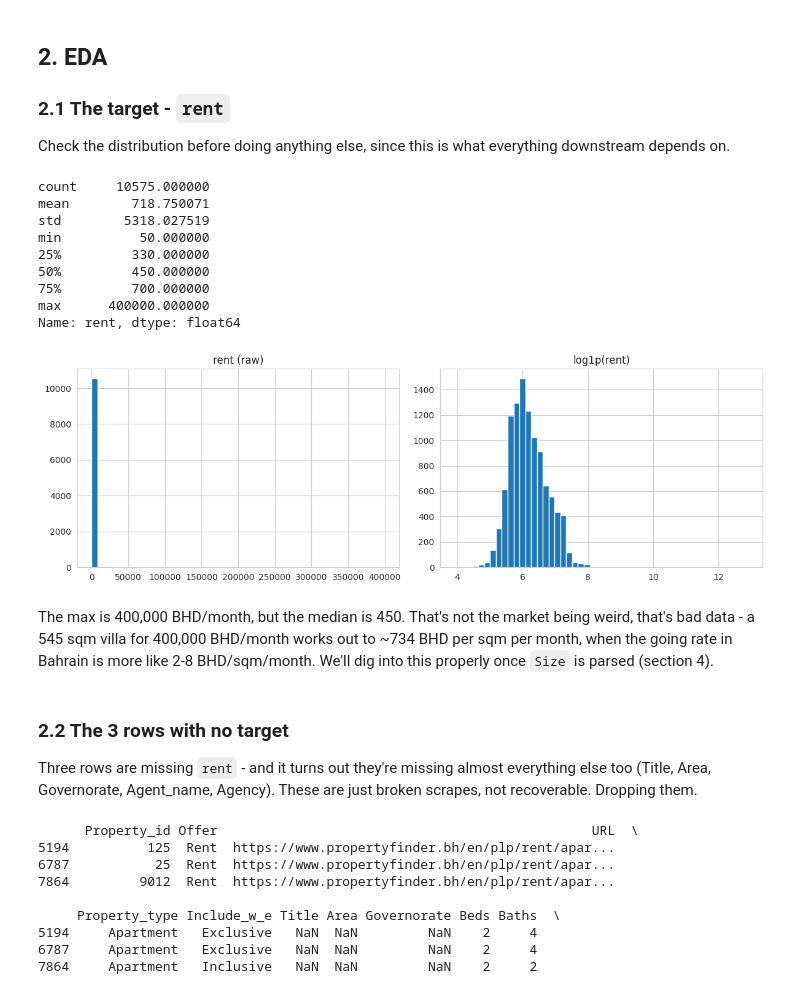
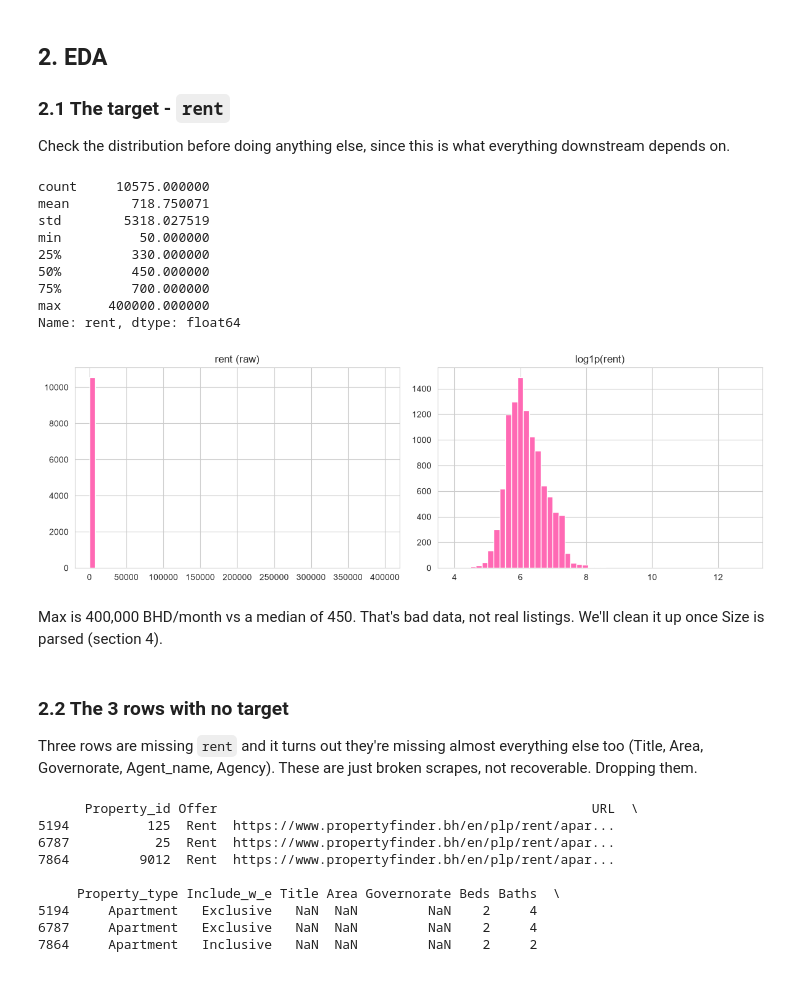
Before and after one commit to GanaElansary/project3-Rental-prices, a Jupyter notebook: bahrain_rent_prediction.ipynb, the cells around one changed output. Saved outputs shown, nothing was run; the diff lists cells and outputs as text; code cells hidden in the pictures.

```diff
--- a/bahrain_rent_prediction.ipynb
+++ b/bahrain_rent_prediction.ipynb
@@ -91,42 +91,39 @@ dtype: int64
 
 Check the distribution before doing anything else, since this is what everything downstream depends on.
 # %%
-# quick stats on the target before touching anything else
+# check basic stats on rent
 print(train_raw['rent'].describe())
 
-# raw rent is heavily skewed (that 400,000 max vs a 450 median), so a plain
-# histogram just looks like one bar near zero. log1p(rent) pulls the tail in
-# and shows the "real" shape underneath -- this is why models get trained on
-# log1p(rent) later instead of raw rent.
+# plot raw rent vs log1p(rent) side by side
 plt.figure(figsize=(12, 4))
 
 plt.subplot(1, 2, 1)
-train_raw['rent'].hist(bins=50)
+train_raw['rent'].hist(bins=50, color='hotpink')
 plt.title('rent (raw)')
 
 plt.subplot(1, 2, 2)
-np.log1p(train_raw['rent']).hist(bins=50)
+np.log1p(train_raw['rent']).hist(bins=50, color='hotpink')
 plt.title('log1p(rent)')
 
 plt.tight_layout()
 plt.show()
 # %% [output]
 count     10575.000000
 mean        718.750071
 std        5318.027519
 min          50.000000
 25%         330.000000
 50%         450.000000
 75%         700.000000
 max      400000.000000
 Name: rent, dtype: float64
-[figure, old version]
+[figure, new version]
 # %% [markdown]
-The max is 400,000 BHD/month, but the median is 450. That's not the market being weird, that's bad data - a 545 sqm villa for 400,000 BHD/month works out to ~734 BHD per sqm per month, when the going rate in Bahrain is more like 2-8 BHD/sqm/month. We'll dig into this properly once `Size` is parsed (section 4).
+Max is 400,000 BHD/month vs a median of 450. That's bad data, not real listings. We'll clean it up once Size is parsed (section 4).
 # %% [markdown]
 ### 2.2 The 3 rows with no target
 
-Three rows are missing `rent` - and it turns out they're missing almost everything else too (Title, Area, Governorate, Agent_name, Agency). These are just broken scrapes, not recoverable. Dropping them.
+Three rows are missing `rent`  and it turns out they're missing almost everything else too (Title, Area, Governorate, Agent_name, Agency). These are just broken scrapes, not recoverable. Dropping them.
 # %%
 broken = train_raw[train_raw['rent'].isnull()]
 print(broken)
```
Also changed, not shown: parts of 28 cells of this notebook, 1 other file.
